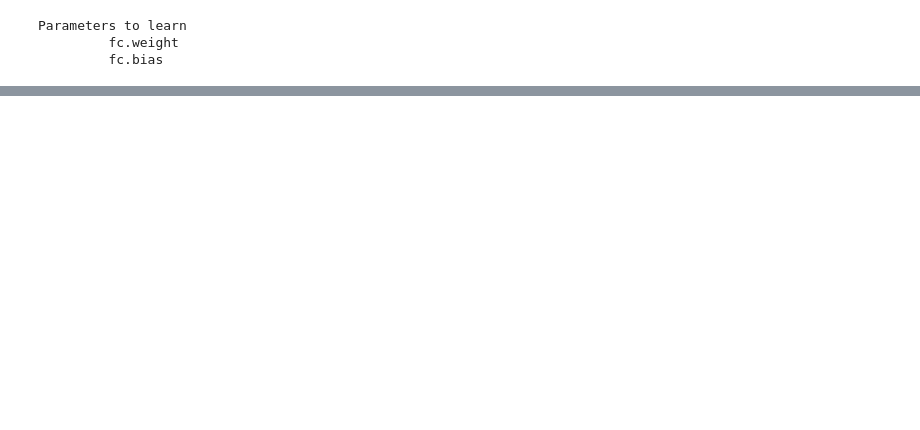
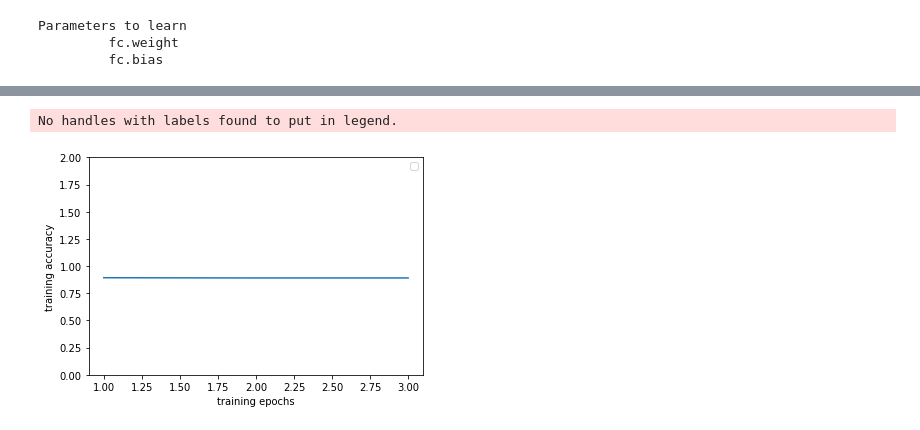
Before and after one commit to BeardedBaldo/Dog_Breed_Classifier, a Jupyter notebook: DogBreedClassifier.ipynb, the cells around one changed output, grey strips where cells are left out. Cells and saved outputs as stored; diff of their text form; code cells hidden in the pictures; blank space fills up the shorter version.

Commit message:
added evaluation an prediction - only predicting last label - need to investigate

```diff
--- a/DogBreedClassifier.ipynb
+++ b/DogBreedClassifier.ipynb
@@ -30,7 +31,7 @@ device = torch.device("cuda" if torch.cuda.is_available() else "cpu")
 # %%
 ### image loader function and transform object
 
-imageSize = (512, 512) if torch.cuda.is_available() else (128, 128)
+imageSize = (128, 128) if torch.cuda.is_available() else (128, 128)
 
 loader = transforms.Compose([transforms.Resize(imageSize),
                              transforms.ToTensor(),
@@ -56,8 +57,7 @@ torch.Size([1, 3, 128, 128])
 ### variable initialization
 dataDir = "./Images"
 testSplit = 0.2
-epochs = 10
-nClasses = 120
+epochs = 3
 featureExtract = True
 modelName = "resnet"
 # %%
@@ -71,11 +71,11 @@ testImages = []
 sampleList = ['./Images/n02108000-EntleBucher', './Images/n02111889-Samoyed']
 
 for i, (root, dirs, files) in enumerate(os.walk(dataDir)):
-  if root != dataDir and root in sampleList:    ### add root in sampleList condition only for testing
+  if root != dataDir:# and root in sampleList:    ### add root in sampleList condition only for testing
     name = root.split("/")[-1].split("-")[-1]
     mapping.append(name)
     print(root)
-    print(name)
+    print(name, " : ", i)
     nFiles = len(files)
     for j, f in enumerate(files):
       filePath = os.path.join(root, f)
@@ -90,6 +90,7 @@ for i, (root, dirs, files) in enumerate(os.walk(dataDir)):
 trainData = {}
 trainData["trainImages"] = trainImages
 trainData["trainLabels"] = trainLabels
+nClasses = len(mapping)
 
 print(trainData.keys())
 # %% [output]
@@ -199,9 +212,9 @@ def trainModel(model, trainData, criterion, optimizer,
 
     for i, input in enumerate(inputs):
       input = input.to(device)
-      label = np.empty([1], dtype = np.int64)
-      np.insert(label, 0, labels[i])
-      label = torch.tensor(label).to(device)
+      label = []
+      label.append(labels[i])
+      label = torch.tensor(np.array(label)).to(device)
 
       ##zero gradients
       optimizer.zero_grad()
@@ -220,6 +233,8 @@ def trainModel(model, trainData, criterion, optimizer,
     epochLoss = runningLoss / (len(inputs))
     epochAcc = runningCorrects.double() / (len(inputs))
 
+    print("epoch accuracy: {:4f}, epoch loss: {:4f}".format(epochLoss, epochAcc))
+
     if epochAcc > bestAcc:
       bestAcc = epochAcc
       bestModelWts = copy.deepcopy(model.state_dict())
@@ -308,0 +270,13 @@ NameError: ignored
+# %%
+###
+ohist = [h.cpu().numpy() for h in hist]
+
+plt.xlabel("training epochs")
+plt.ylabel("training accuracy")
+plt.plot(range(1, epochs+1), ohist)
+plt.ylim((0, 2.))
+plt.legend()
+plt.show()
+# %% [output]
+No handles with labels found to put in legend.
+[figure, added]
```
Also changed, not shown: parts of 16 cells of this notebook.
